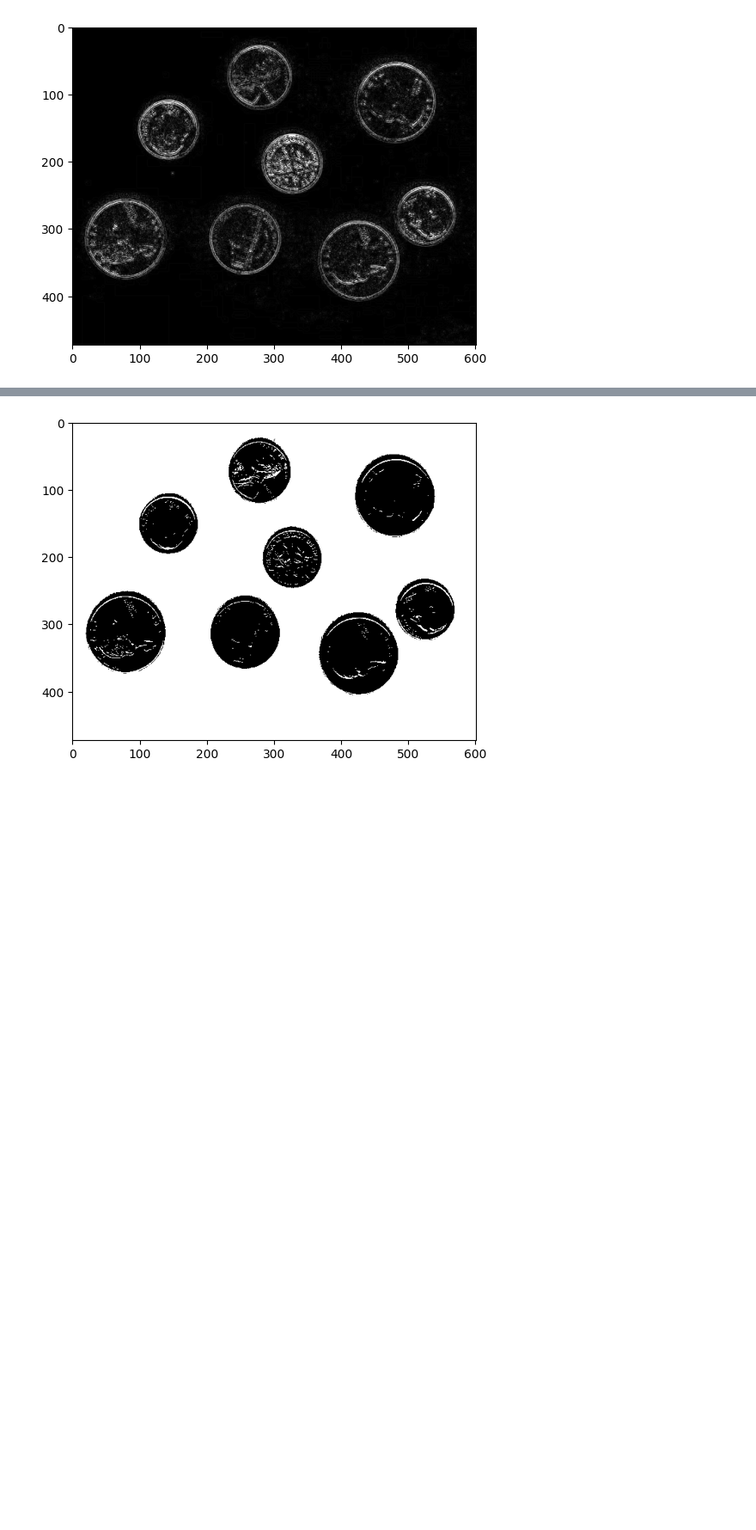
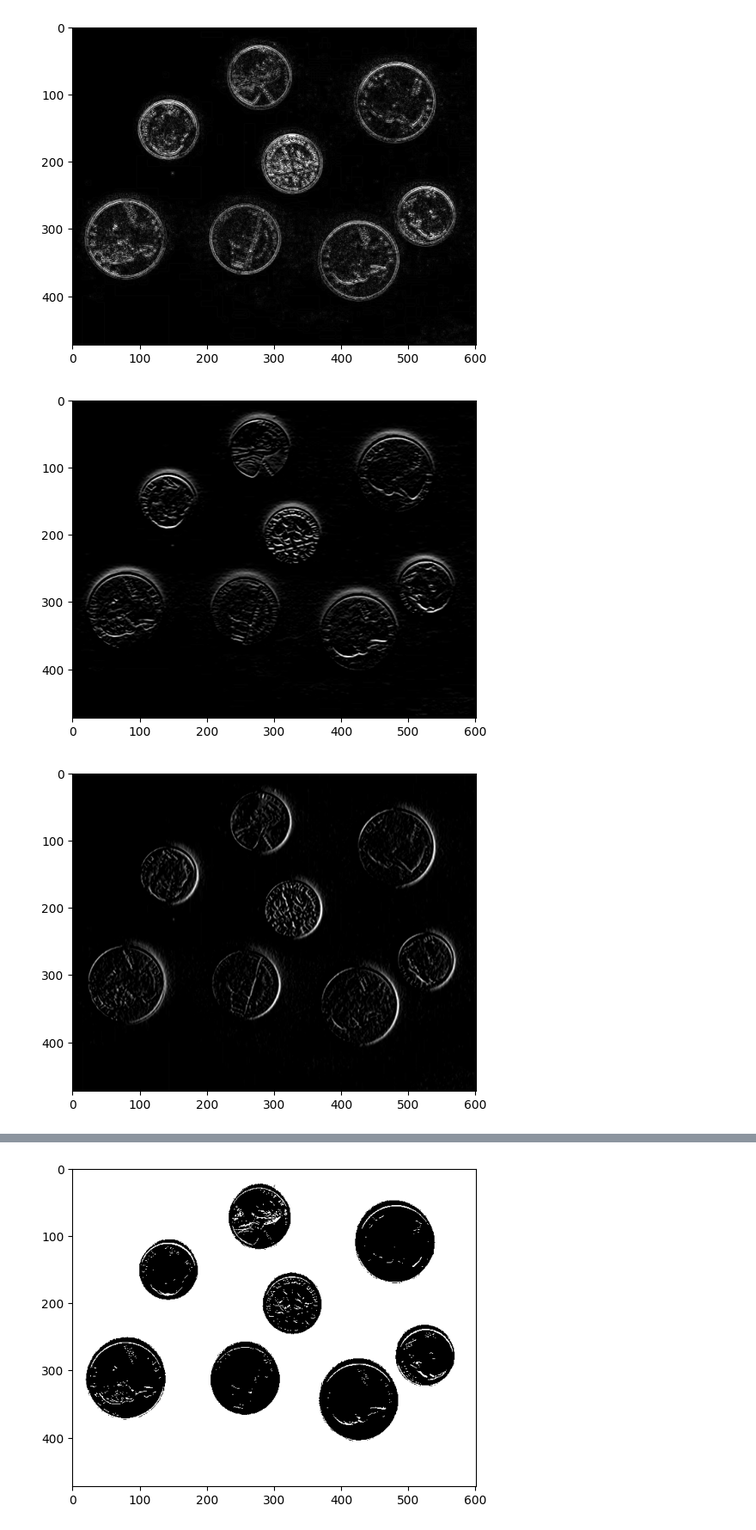
Before and after one commit to tuandev1l/image_processing, a Jupyter notebook: code/chuong_5/main.ipynb, the cells around one changed output, grey strips where cells are left out. Shown at 86% size. Drawn from its saved outputs; the diff is of its cells as text; code cells hidden in the pictures; blank space fills up the shorter version.

```diff
--- a/code/chuong_5/main.ipynb
+++ b/code/chuong_5/main.ipynb
@@ -86,22 +83,29 @@ laplace_operator()
 # %%
 # Toán tử prewitt
 IMG_PATH='../../images/chuong_5/coin.webp'
+
+def show(img):
+  new_img=cv2.cvtColor(img, cv2.COLOR_BGR2RGB)
+  plt.imshow(new_img)
+  plt.show()
 
 def prewitt_operator():
   img = cv2.imread(IMG_PATH)
   gray = cv2.cvtColor(img, cv2.COLOR_BGR2GRAY)
   img_gaussian = cv2.GaussianBlur(gray,(3,3),0)
 
   kernelx = np.array([[1,1,1],[0,0,0],[-1,-1,-1]])
   kernely = np.array([[-1,0,1],[-1,0,1],[-1,0,1]])
   img_prewittx = cv2.filter2D(img_gaussian, -1, kernelx)
   img_prewitty = cv2.filter2D(img_gaussian, -1, kernely)
 
-  cv2.imshow("Prewitt X", img_prewittx)
-  cv2.imshow("Prewitt Y", img_prewitty)
-  cv2.imshow("Prewitt", img_prewittx + img_prewitty)
+  show(img_prewittx)
+  show(img_prewitty)
+  show(img_prewittx+img_prewitty)
 
-  cv2.waitKey(0)
-  cv2.destroyAllWindows()
+
 
 prewitt_operator()
+# %% [output]
+[figure, added]
+[figure, added]
```
Also changed, not shown: parts of 7 cells of this notebook, 1 other file.
